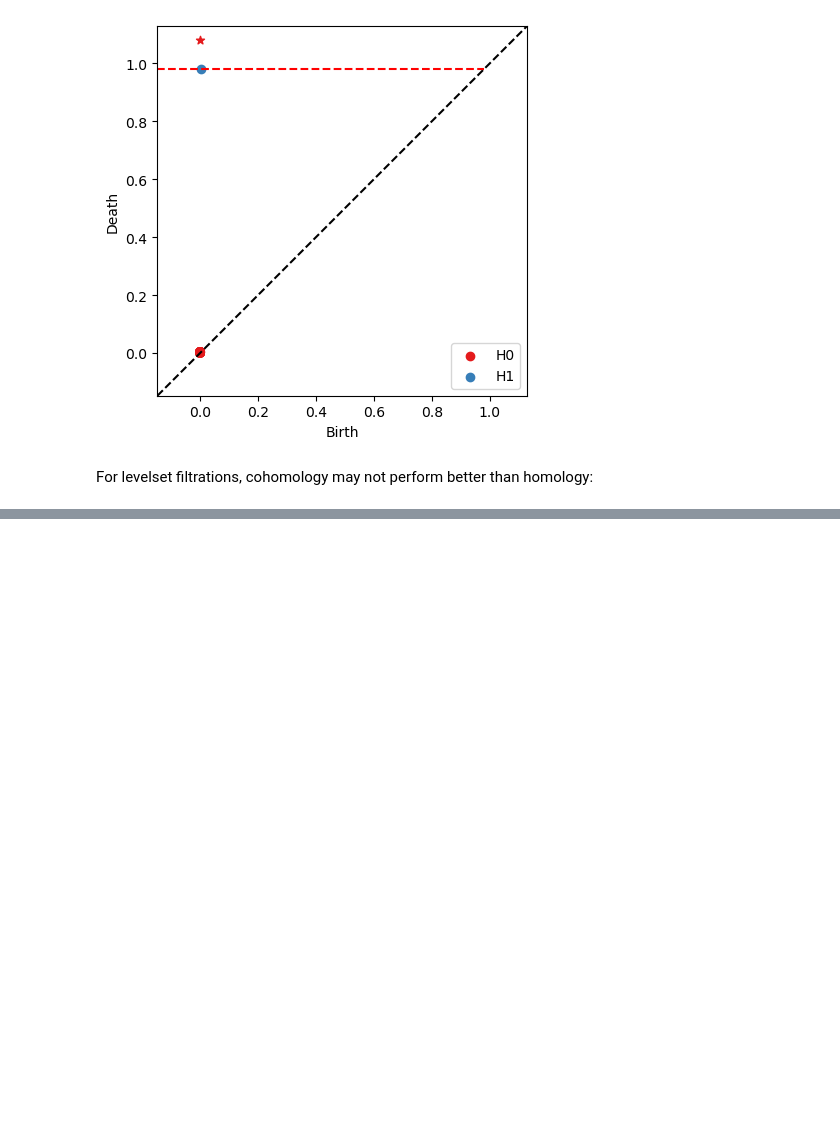
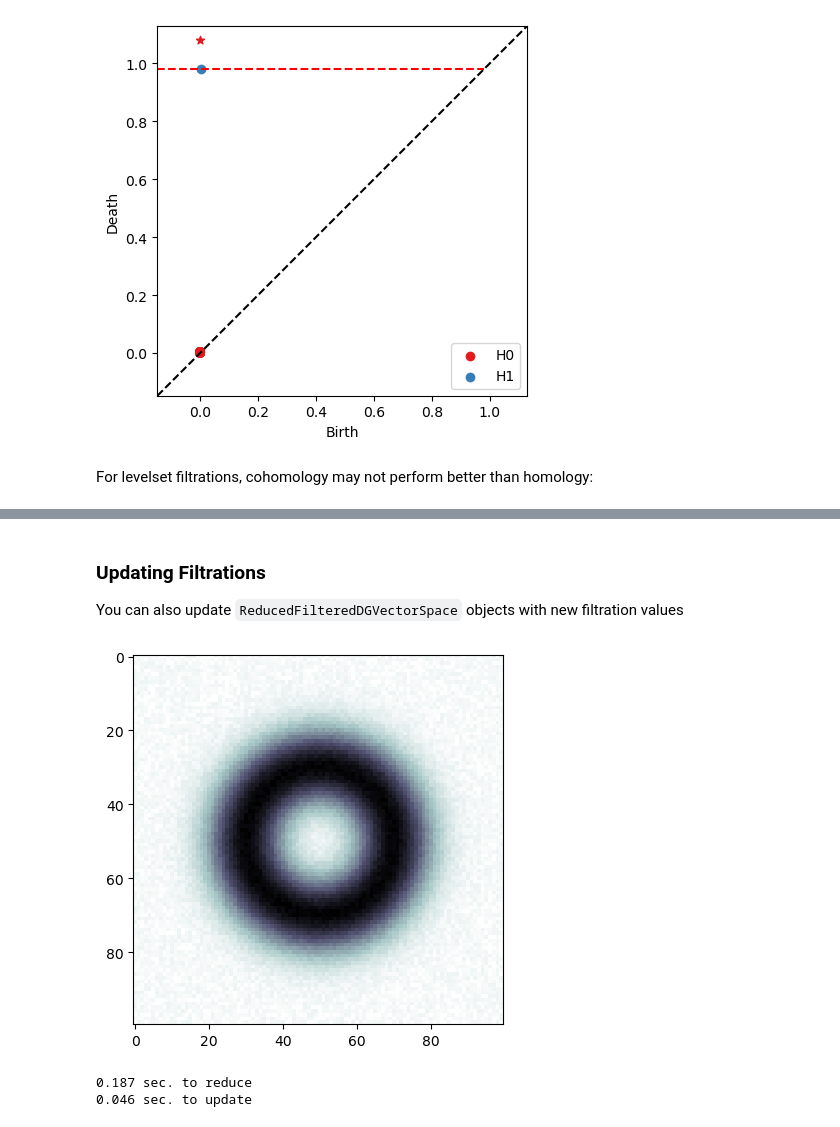
Before and after one commit to CompTop/BATS.py, a Jupyter notebook: docs/sphinx/tutorials/cohomology.ipynb, the cells around one changed output, grey strips where cells are left out. Saved outputs shown, nothing was run; the diff lists cells and outputs as text; code cells hidden in the pictures; blank space fills up the shorter version.

```diff
--- a/docs/sphinx/tutorials/cohomology.ipynb
+++ b/docs/sphinx/tutorials/cohomology.ipynb
@@ -214,0 +215,39 @@ Homology:   0.022272994000559265 sec. elapsed
+# %% [markdown]
+### Updating Filtrations
+
+You can also update `ReducedFilteredDGVectorSpace` objects with new filtration values
+# %%
+np.random.seed(0)
+img2 = img + 0.05*np.random.rand(*(img.shape))
+
+plt.imshow(img2, cmap='bone')
+plt.show()
+# %% [output]
+[figure, added]
+# %%
+degree = +1 # hohomology
+# need to compute basis for update.
+flags = (bats.standard_reduction_flag(), bats.clearing_flag(), bats.compute_basis_flag())
+
+# original filtration
+X = bats.Freudenthal(n, n)
+vals, imax = bats.lower_star_filtration(X, img.flatten()) # computes filtration parameter to
+F = bats.Filtration(X, vals)
+
+t0 = time.monotonic()
+CF = bats.FilteredF2DGVectorSpace(F, degree)
+RF = bats.ReducedFilteredF2DGVectorSpace(CF, *flags)
+t1 = time.monotonic()
+print("{:.3f} sec. to reduce".format(t1 - t0))
+ps1 = RF.persistence_pairs(0) + RF.persistence_pairs(1)
+
+
+vals2, imap2 = bats.lower_star_filtration(X, img2.flatten()) # computes filtration parameter to
+t0 = time.monotonic()
+RF.update_filtration(vals2)
+t1 = time.monotonic()
+print("{:.3f} sec. to update".format(t1 - t0))
+ps2 = RF.persistence_pairs(0) + RF.persistence_pairs(1)
+# %% [output]
+0.187 sec. to reduce
+0.046 sec. to update
```
Also changed, not shown: parts of 6 cells of this notebook, 2 other files.
